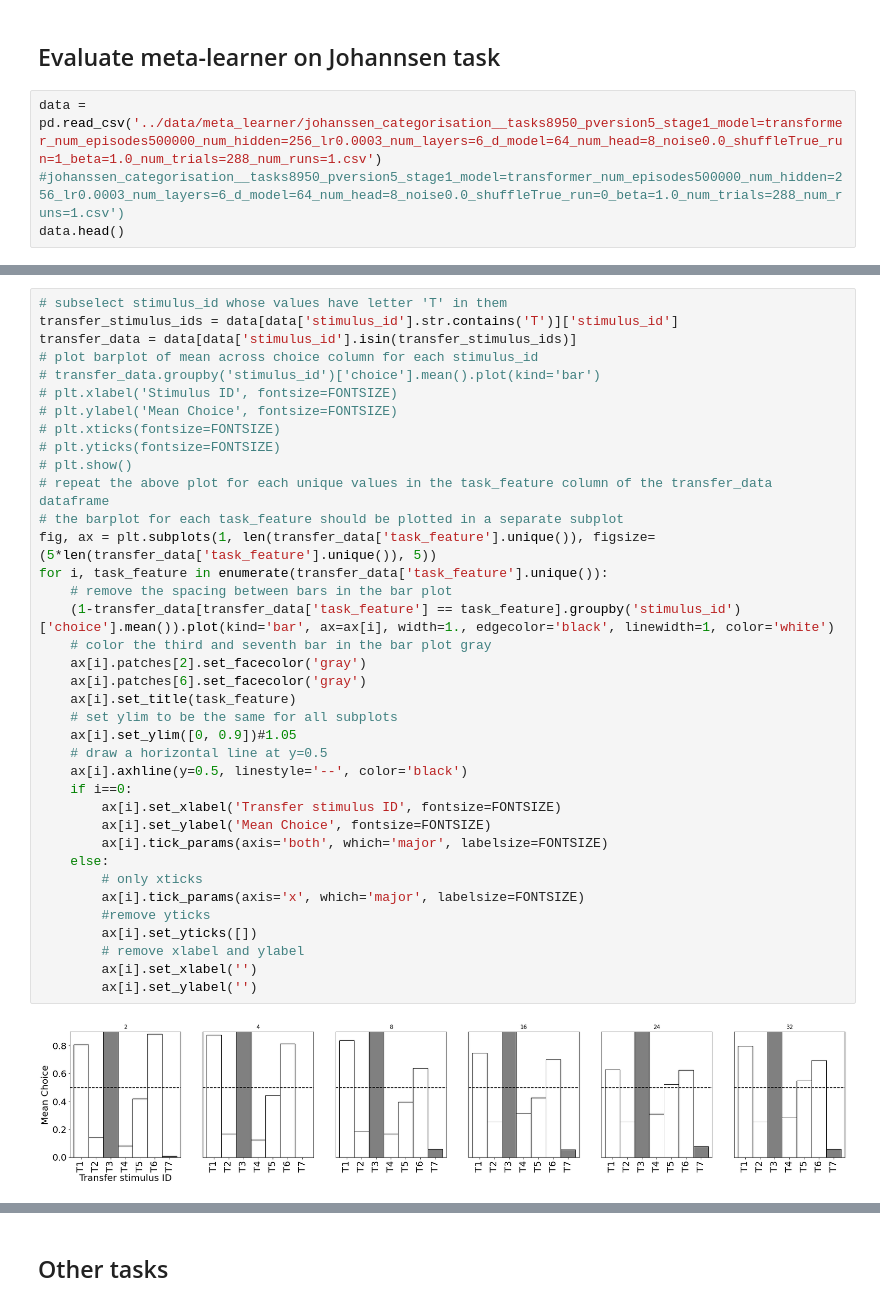
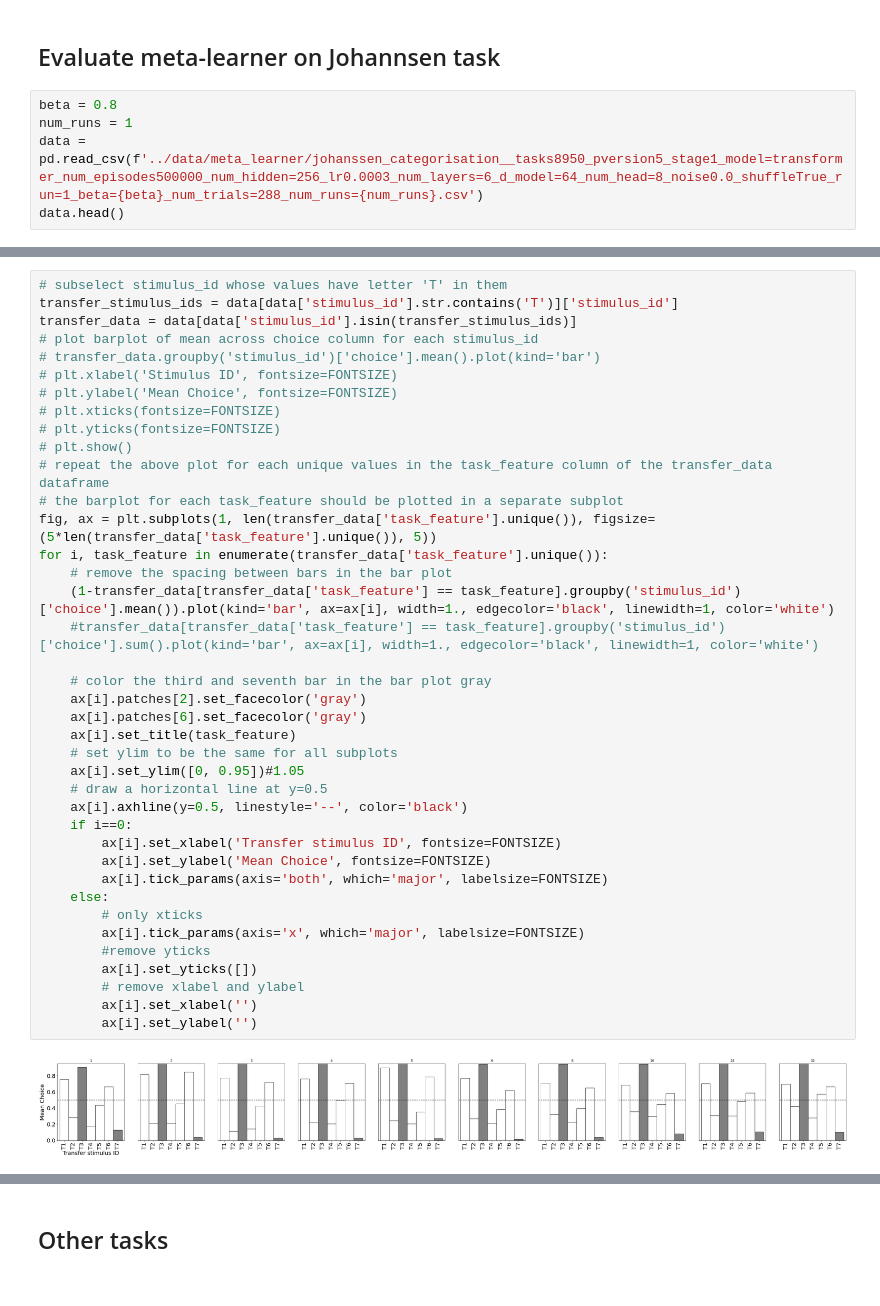
Before and after one commit to akjagadish/vanilla-llama, a Jupyter notebook: categorisation/notebooks/evaluate_metalearner.ipynb, the cells around one changed output, grey strips where cells are left out. Cells and saved outputs as stored; diff of their text form.

Commit message:
update notebooks including figures for johanssen2022

```diff
--- a/categorisation/notebooks/evaluate_metalearner.ipynb
+++ b/categorisation/notebooks/evaluate_metalearner.ipynb
@@ -16,8 +16,9 @@ import seaborn as sns
 # %% [markdown]
 ## Evaluate meta-learner on Johannsen task
 # %%
-data = pd.read_csv('../data/meta_learner/johanssen_categorisation__tasks8950_pversion5_stage1_model=transformer_num_episodes500000_num_hidden=256_lr0.0003_num_layers=6_d_model=64_num_head=8_noise0.0_shuffleTrue_run=1_beta=1.0_num_trials=288_num_runs=1.csv')
-#johanssen_categorisation__tasks8950_pversion5_stage1_model=transformer_num_episodes500000_num_hidden=256_lr0.0003_num_layers=6_d_model=64_num_head=8_noise0.0_shuffleTrue_run=0_beta=1.0_num_trials=288_num_runs=1.csv')
+beta = 0.8
+num_runs = 1
+data = pd.read_csv(f'../data/meta_learner/johanssen_categorisation__tasks8950_pversion5_stage1_model=transformer_num_episodes500000_num_hidden=256_lr0.0003_num_layers=6_d_model=64_num_head=8_noise0.0_shuffleTrue_run=1_beta={beta}_num_trials=288_num_runs={num_runs}.csv')
 data.head()
 # %% [output]
 |  | task_feature | run | task | trial | choice | correct_choice | category | all_features | stimulus_id | ... |
@@ -75,32 +94,34 @@ transfer_data = data[data['stimulus_id'].isin(transfer_stimulus_ids)]
 # plt.ylabel('Mean Choice', fontsize=FONTSIZE)
 # plt.xticks(fontsize=FONTSIZE)
 # plt.yticks(fontsize=FONTSIZE)
 # plt.show()
 # repeat the above plot for each unique values in the task_feature column of the transfer_data dataframe
 # the barplot for each task_feature should be plotted in a separate subplot
 fig, ax = plt.subplots(1, len(transfer_data['task_feature'].unique()), figsize=(5*len(transfer_data['task_feature'].unique()), 5))
 for i, task_feature in enumerate(transfer_data['task_feature'].unique()):
     # remove the spacing between bars in the bar plot
     (1-transfer_data[transfer_data['task_feature'] == task_feature].groupby('stimulus_id')['choice'].mean()).plot(kind='bar', ax=ax[i], width=1., edgecolor='black', linewidth=1, color='white')
+    #transfer_data[transfer_data['task_feature'] == task_feature].groupby('stimulus_id')['choice'].sum().plot(kind='bar', ax=ax[i], width=1., edgecolor='black', linewidth=1, color='white')
+
     # color the third and seventh bar in the bar plot gray
     ax[i].patches[2].set_facecolor('gray')
     ax[i].patches[6].set_facecolor('gray')
     ax[i].set_title(task_feature)
     # set ylim to be the same for all subplots
-    ax[i].set_ylim([0, 0.9])#1.05
+    ax[i].set_ylim([0, 0.95])#1.05
     # draw a horizontal line at y=0.5
     ax[i].axhline(y=0.5, linestyle='--', color='black')
     if i==0:
         ax[i].set_xlabel('Transfer stimulus ID', fontsize=FONTSIZE)
         ax[i].set_ylabel('Mean Choice', fontsize=FONTSIZE)
         ax[i].tick_params(axis='both', which='major', labelsize=FONTSIZE)
     else:
         # only xticks
         ax[i].tick_params(axis='x', which='major', labelsize=FONTSIZE)
         #remove yticks
         ax[i].set_yticks([])
         # remove xlabel and ylabel
         ax[i].set_xlabel('')
         ax[i].set_ylabel('')
 # %% [output]
-[figure, old version]
+[figure, new version]
```
Also changed, not shown: parts of 18 cells of this notebook, 1 other file.
